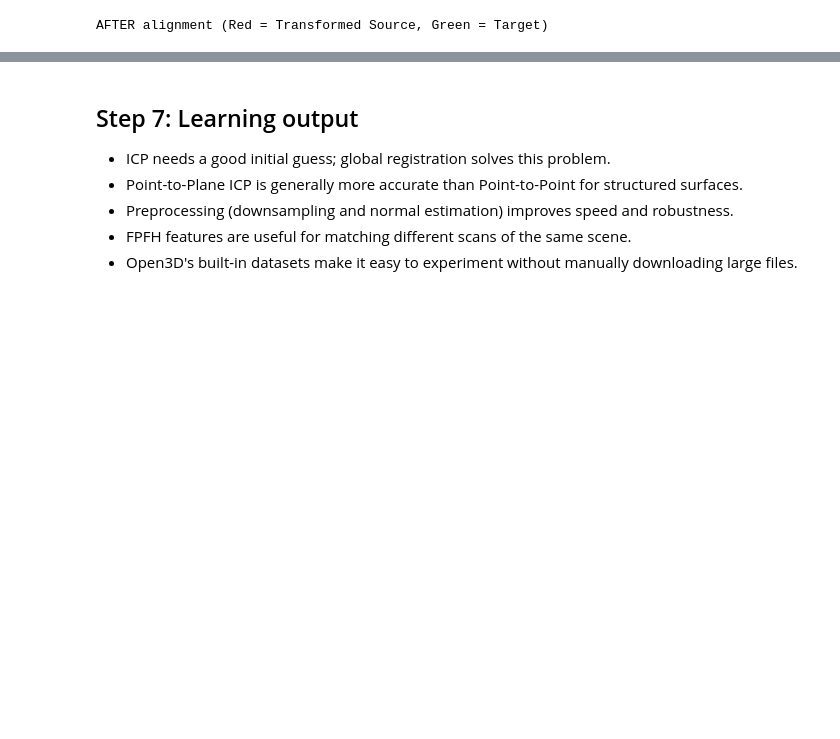
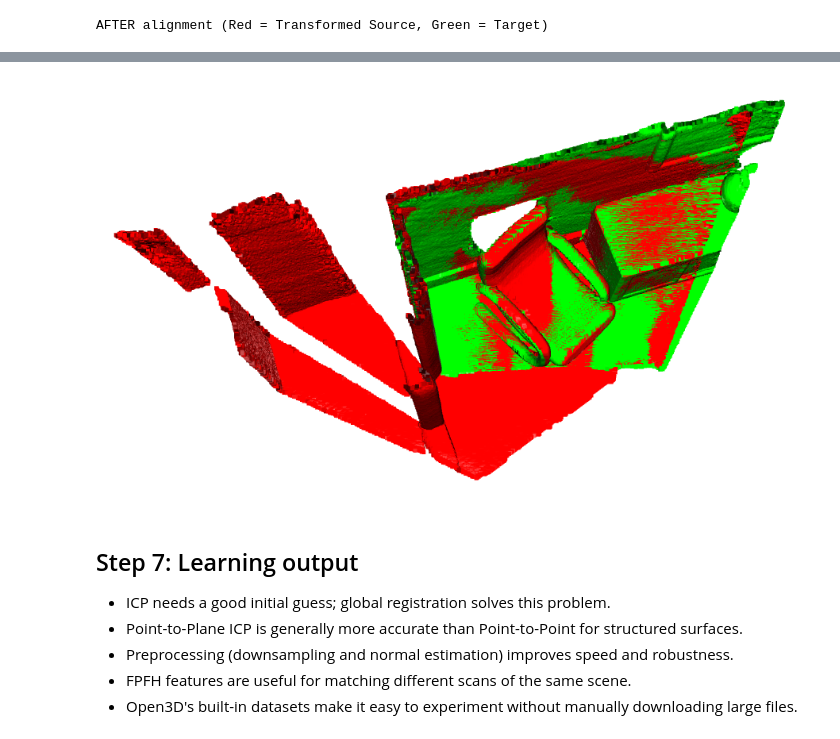
Before and after one commit to magma24/riiico-prep, a Jupyter notebook: projects/pointcloud_icp/icp.ipynb, the cells around one changed output, grey strips where cells are left out. Saved outputs shown, nothing was run; the diff lists cells and outputs as text; code cells hidden in the pictures; blank space fills up the shorter version.

```diff
--- a/projects/pointcloud_icp/icp.ipynb
+++ b/projects/pointcloud_icp/icp.ipynb
@@ -126,3 +126,7 @@ and After it
+# %%
+Image(filename="aftericp.png")
+# %% [output]
+[figure, added]
 # %% [markdown]
 ## Step 7: Learning output
 
```
Also changed, not shown: parts of 9 cells of this notebook.
